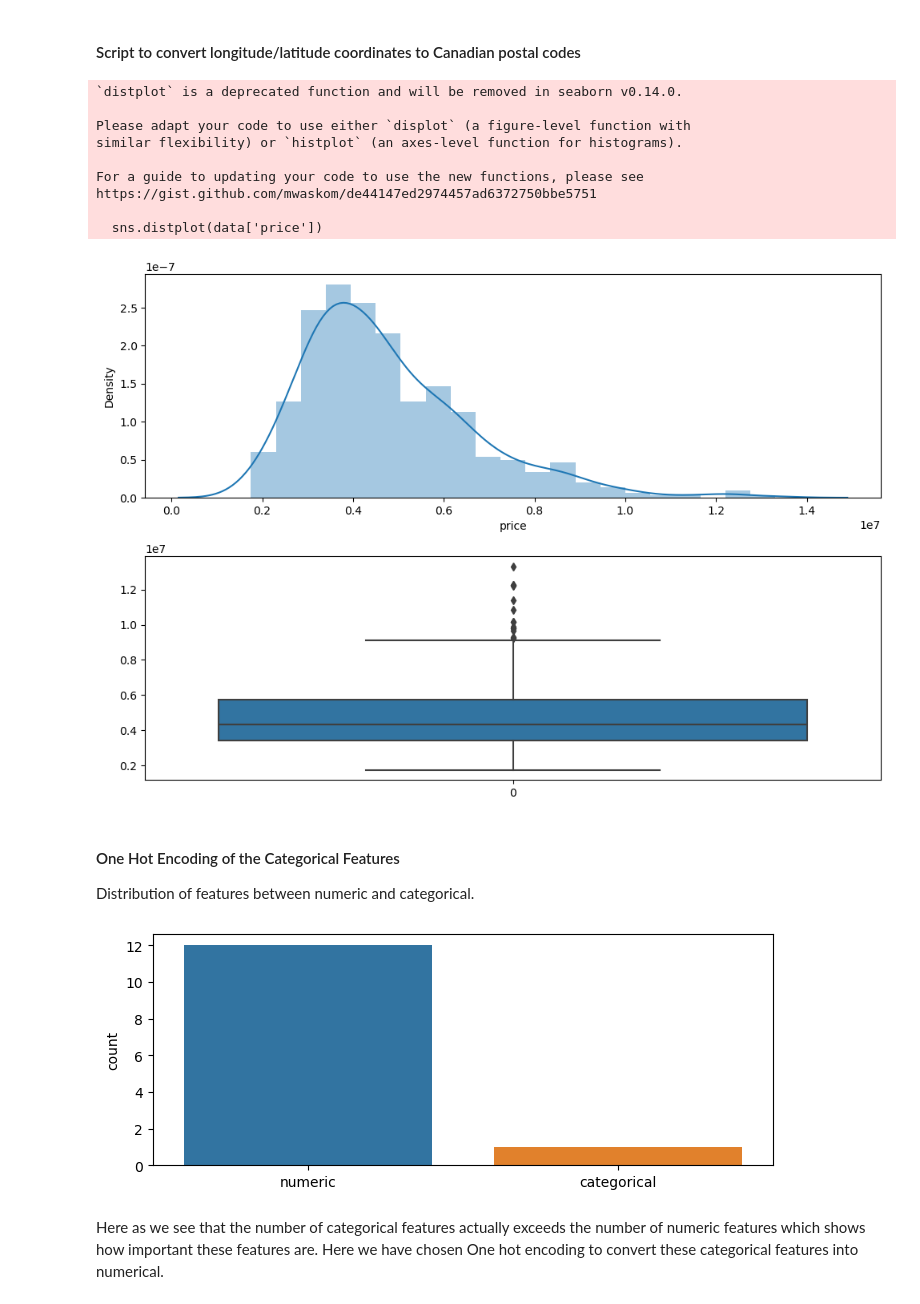
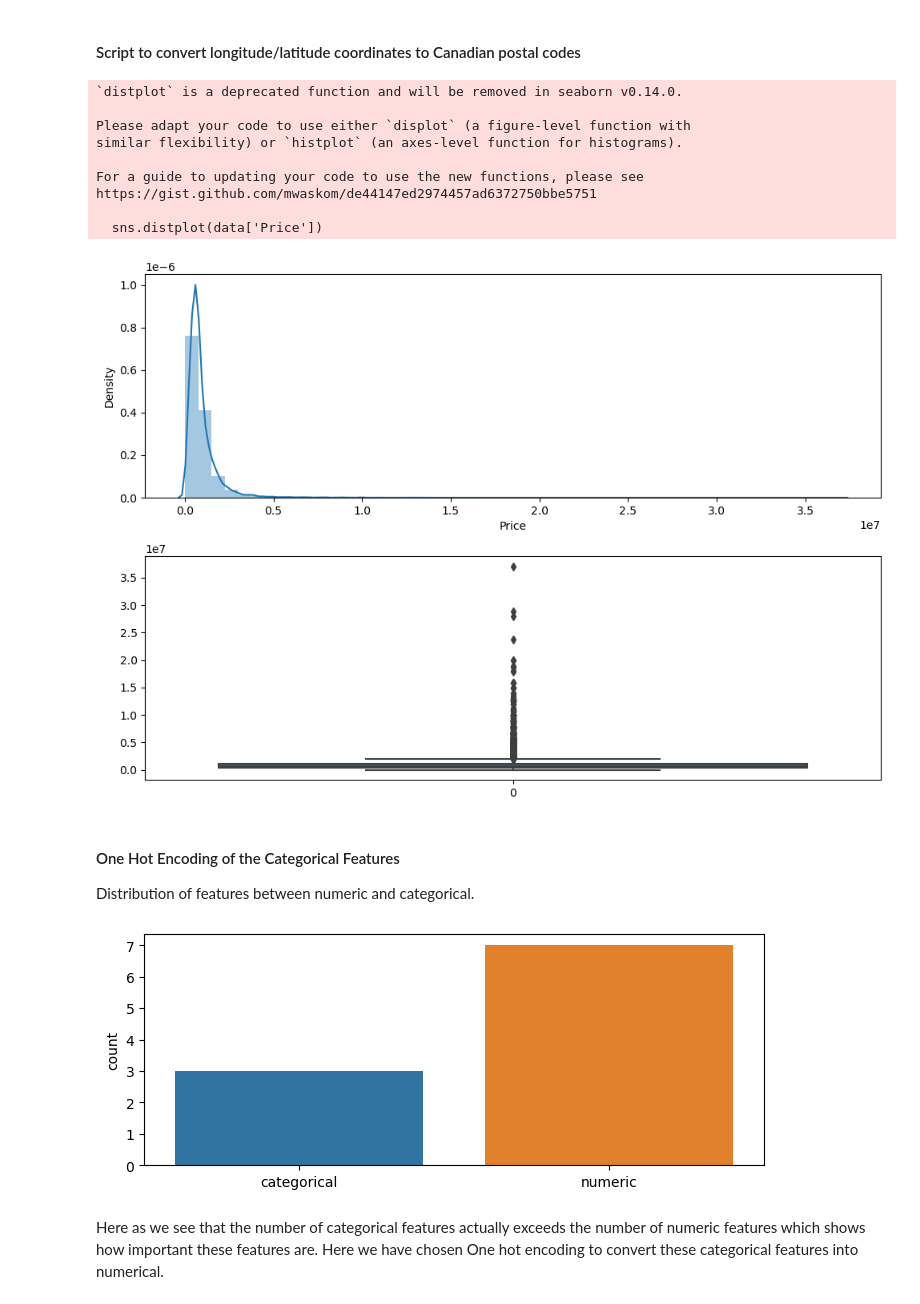
Before and after one commit to ednaldogoncalves/GBC-DeepLearning1, a Jupyter notebook: data/CanadaHousePrice.ipynb, the cells around one changed output. Drawn from its saved outputs; the diff is of its cells as text; code cells hidden in the pictures.

```diff
--- a/data/CanadaHousePrice.ipynb
+++ b/data/CanadaHousePrice.ipynb
@@ -38,7 +38,7 @@ Data used: https://www.kaggle.com/datasets/jeremylarcher/canadian-house-prices-f
 #data = pd.read_csv("data/Canada_House_Price_New.csv")
 #data = pd.read_csv("data/18100205.csv")
 #data = pd.read_csv("data/housing-supply-price-rental.csv")
-#data = pd.read_csv("data/HouseListings-Top45Cities-10292023-kaggle.csv",encoding="latin1")
-data = pd.read_csv("data/Housing.csv",encoding="latin1")
+data = pd.read_csv("data/HouseListings-Top45Cities-10292023-kaggle.csv",encoding="latin1")
+#data = pd.read_csv("data/Housing.csv",encoding="latin1")
 print(data.shape)
 # %% [output]
@@ -65,3 +61,0 @@ data.head(5).T
-# %%
-# Converting 'True' to 1 and 'False' to 0 in all columns
-data = data.applymap(lambda x: 1 if x == 'yes' else (0 if x == 'no' else x))
@@ -199,22 +161,22 @@ if __name__ == "__main__":
 # %%
 #visualizing house prices
 fig = plt.figure(figsize=(10,7))
 fig.add_subplot(2,1,1)
-sns.distplot(data['price'])
+sns.distplot(data['Price'])
 fig.add_subplot(2,1,2)
-sns.boxplot(data['price'])
+sns.boxplot(data['Price'])
 plt.tight_layout()
 # %% [output]
 `distplot` is a deprecated function and will be removed in seaborn v0.14.0.
 
 Please adapt your code to use either `displot` (a figure-level function with
 similar flexibility) or `histplot` (an axes-level function for histograms).
 
 For a guide to updating your code to use the new functions, please see
 https://gist.github.com/mwaskom/de44147ed2974457ad6372750bbe5751
 
-  sns.distplot(data['price'])
+  sns.distplot(data['Price'])
-[figure, old version]
+[figure, new version]
 # %% [markdown]
 #### One Hot Encoding of the Categorical Features
 
@@ -231,7 +193,7 @@ plt.figure(figsize=(8,3))
 sns.countplot(x=column_data_type)
 plt.show()
 # %% [output]
-[figure, old version]
+[figure, new version]
 # %% [markdown]
 Here as we see that the number of categorical features actually exceeds the number of numeric features which shows how important these features are. Here we have chosen One hot encoding to convert these categorical features into numerical.
 # %%
```
Also changed, not shown: parts of 38 cells of this notebook.
